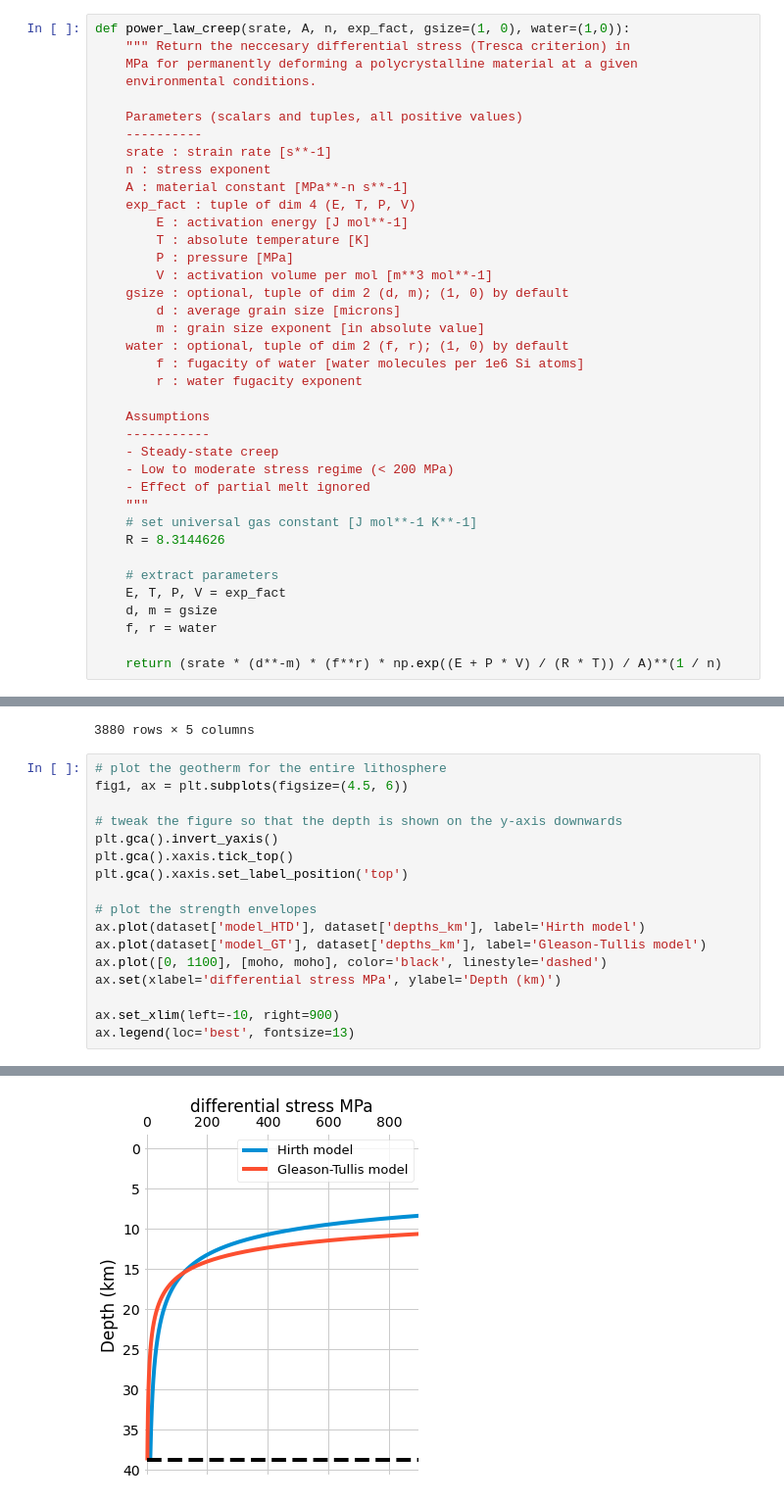
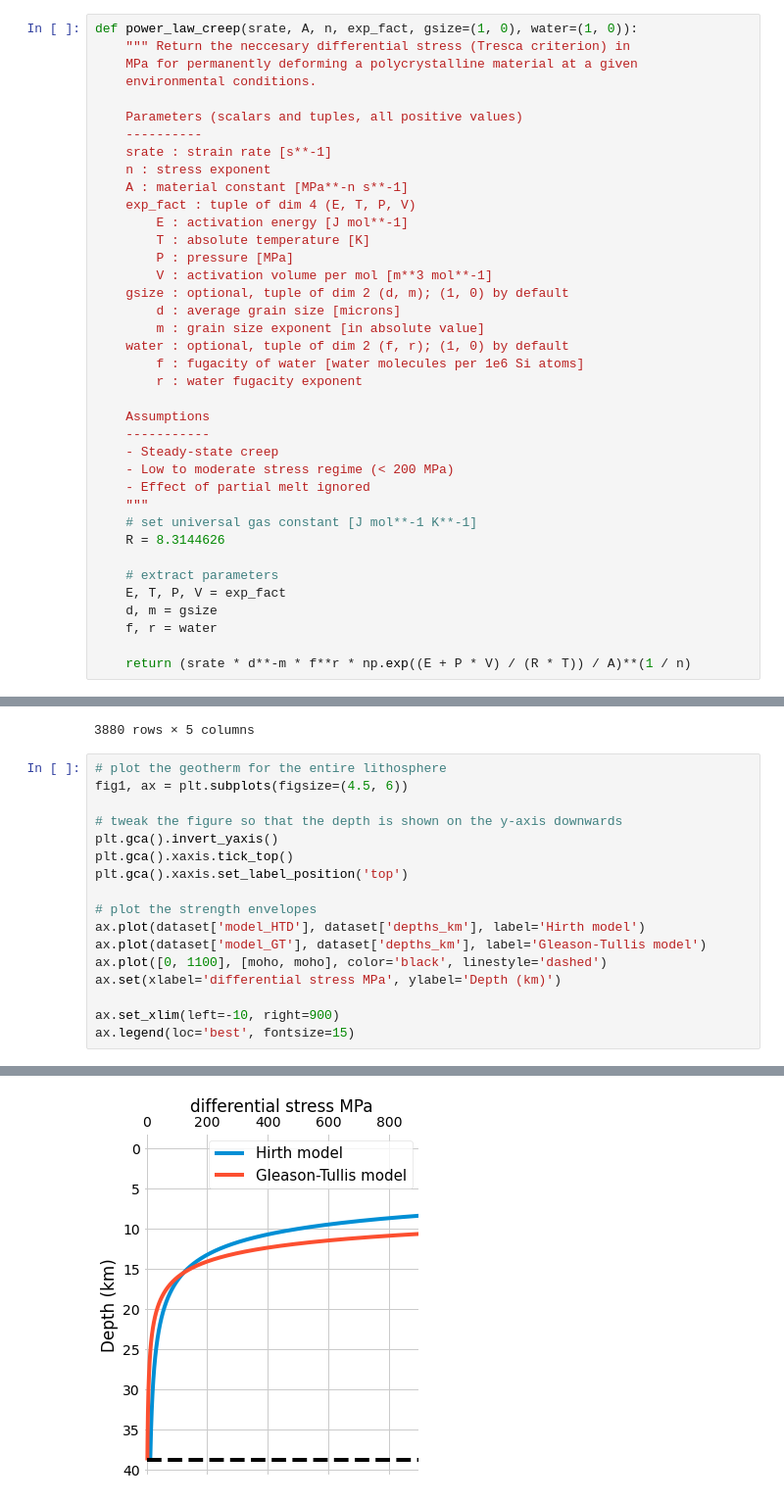
Before and after one commit to marcoalopez/strength_envelopes, a Jupyter notebook: notebooks/creep_flow_laws.ipynb, the cells around one changed output, grey strips where cells are left out. Shown at 98% size. Cells and saved outputs as stored; diff of their text form.

```diff
--- a/notebooks/creep_flow_laws.ipynb
+++ b/notebooks/creep_flow_laws.ipynb
@@ -42,7 +42,7 @@ $$
 
 where $d$ is the average grain size in μm and $m$ the grain size exponent, and $f_{H_2O}$ and $r$ are the water fugacity (water molecules per 1e6 Si atoms) and the water fugacity exponent, respectively. Note that if $m$ and $r$ equals zero, the effect of grain size and/or water fugacity is ignored.
 # %%
-def power_law_creep(srate, A, n, exp_fact, gsize=(1, 0), water=(1,0)):
+def power_law_creep(srate, A, n, exp_fact, gsize=(1, 0), water=(1, 0)):
     """ Return the neccesary differential stress (Tresca criterion) in
     MPa for permanently deforming a polycrystalline material at a given
     environmental conditions.
@@ -78,7 +78,7 @@ def power_law_creep(srate, A, n, exp_fact, gsize=(1, 0), water=(1,0)):
     d, m = gsize
     f, r = water
 
-    return (srate * (d**-m) * (f**r) * np.exp((E + P * V) / (R * T)) / A)**(1 / n)
+    return (srate * d**-m * f**r * np.exp((E + P * V) / (R * T)) / A)**(1 / n)
 # %% [markdown]
 ## Step 2: Estimate and plot a power-law creep envelope for the crust
 # %%
@@ -218,20 +218,20 @@ dataset
 # %%
 # plot the geotherm for the entire lithosphere
 fig1, ax = plt.subplots(figsize=(4.5, 6))
 
 # tweak the figure so that the depth is shown on the y-axis downwards
 plt.gca().invert_yaxis()
 plt.gca().xaxis.tick_top()
 plt.gca().xaxis.set_label_position('top')
 
 # plot the strength envelopes
 ax.plot(dataset['model_HTD'], dataset['depths_km'], label='Hirth model')
 ax.plot(dataset['model_GT'], dataset['depths_km'], label='Gleason-Tullis model')
 ax.plot([0, 1100], [moho, moho], color='black', linestyle='dashed')
 ax.set(xlabel='differential stress MPa', ylabel='Depth (km)')
 
 ax.set_xlim(left=-10, right=900)
-ax.legend(loc='best', fontsize=13)
+ax.legend(loc='best', fontsize=15)
 # %% [output]
 <matplotlib.legend.Legend at 0x...>
-[figure, old version]
+[figure, new version]
```
Also changed, not shown: parts of 3 cells of this notebook, 2 other files.
